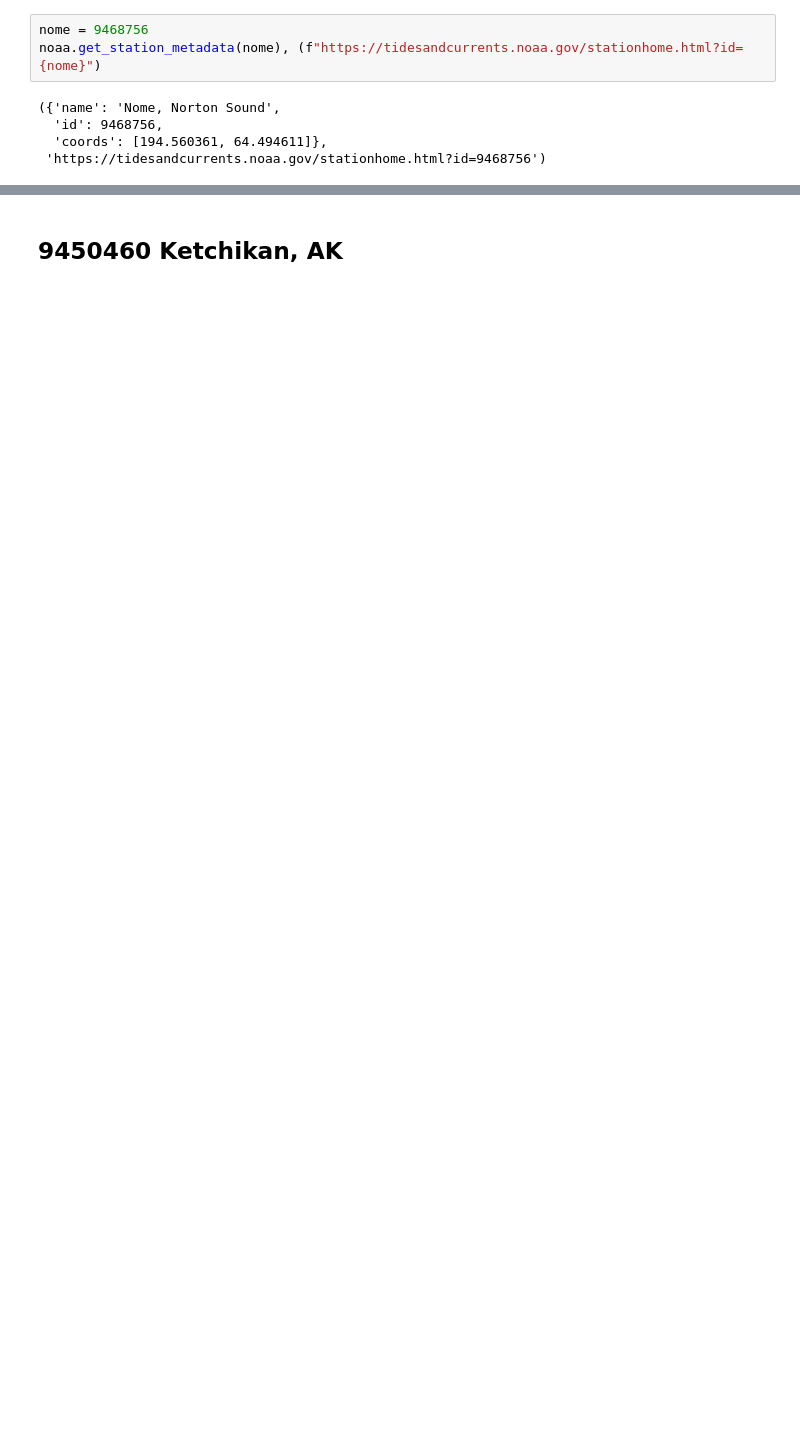
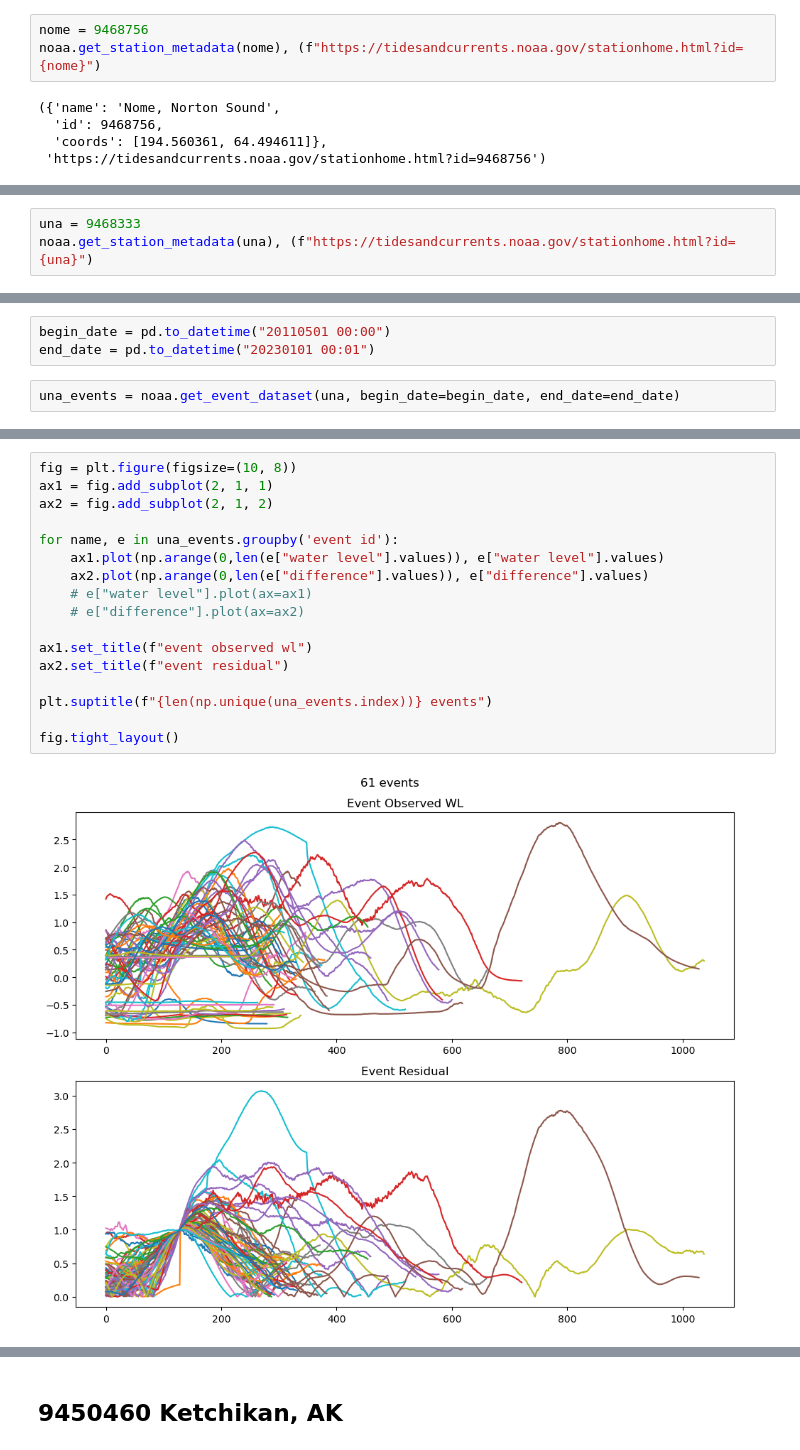
Before and after one commit to UT-CHG/pyadcirc, a Jupyter notebook: notebooks/NOAA_Scrape_Data.ipynb, the cells around one changed output, grey strips where cells are left out. Saved outputs shown, nothing was run; the diff lists cells and outputs as text; blank space fills up the shorter version.

```diff
--- a/notebooks/NOAA_Scrape_Data.ipynb
+++ b/notebooks/NOAA_Scrape_Data.ipynb
@@ -479,0 +685,3 @@ fig.tight_layout()
+# %%
+una = 9468333
+noaa.get_station_metadata(una), (f"https://tidesandcurrents.noaa.gov/stationhome.html?id={una}")
@@ -479,0 +691,5 @@ fig.tight_layout()
+# %%
+begin_date = pd.to_datetime("20110501 00:00")
+end_date = pd.to_datetime("20230101 00:01")
+# %%
+una_events = noaa.get_event_dataset(una, begin_date=begin_date, end_date=end_date)
@@ -479,0 +723,19 @@ fig.tight_layout()
+# %%
+fig = plt.figure(figsize=(10, 8))
+ax1 = fig.add_subplot(2, 1, 1)
+ax2 = fig.add_subplot(2, 1, 2)
+
+for name, e in una_events.groupby('event id'):
+    ax1.plot(np.arange(0,len(e["water level"].values)), e["water level"].values)
+    ax2.plot(np.arange(0,len(e["difference"].values)), e["difference"].values)
+    # e["water level"].plot(ax=ax1)
+    # e["difference"].plot(ax=ax2)
+
+ax1.set_title(f"event observed wl")
+ax2.set_title(f"event residual")
+
+plt.suptitle(f"{len(np.unique(una_events.index))} events")
+
+fig.tight_layout()
+# %% [output]
+[figure, added]
```
Also changed, not shown: parts of 69 cells of this notebook, 1 other file.
